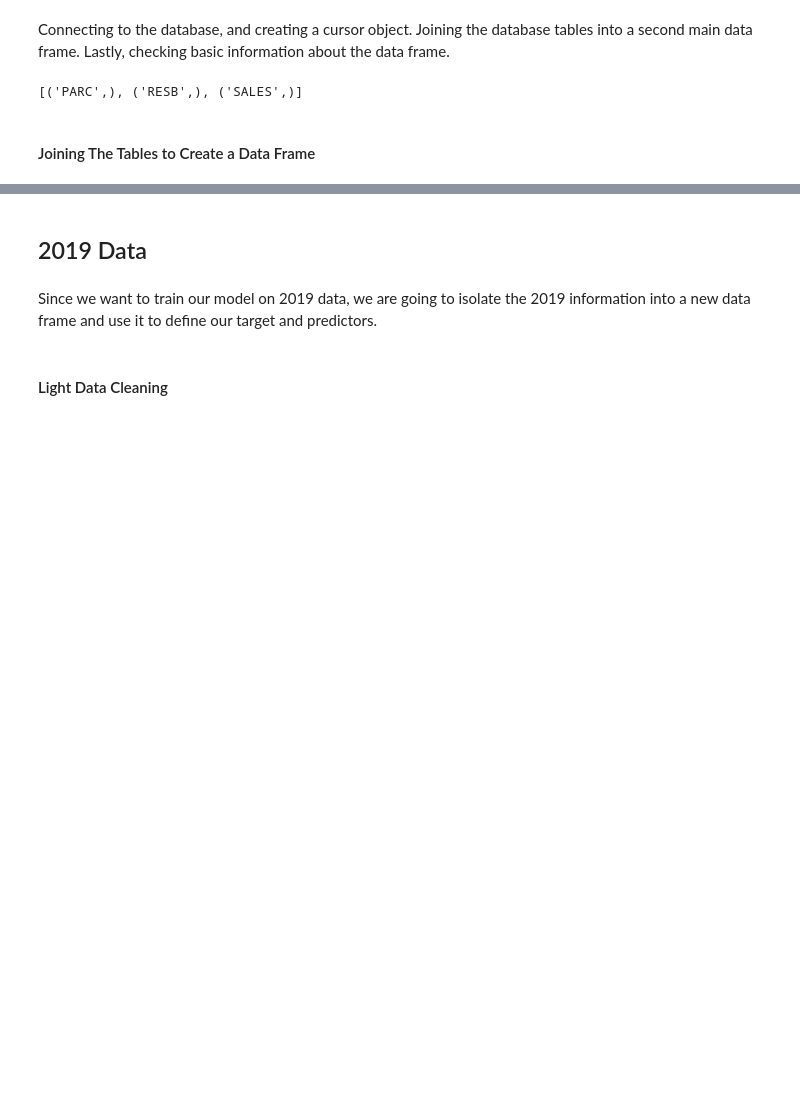
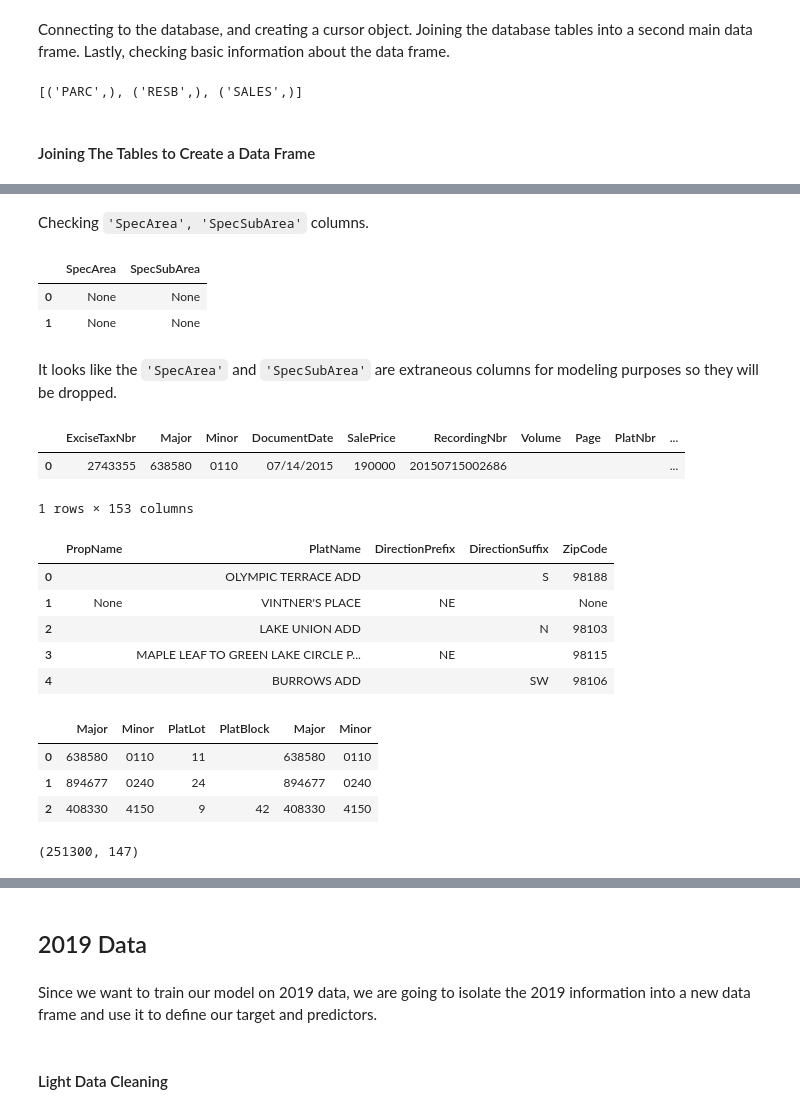
Before and after one commit to jeffreyhwatson/King_Co_Price_Analysis, a Jupyter notebook: notebooks/exploratory/eda_sql.ipynb, the cells around one changed output, grey strips where cells are left out. Cells and saved outputs as stored; diff of their text form; code cells hidden in the pictures; blank space fills up the shorter version.

````diff
--- a/notebooks/exploratory/eda_sql.ipynb
+++ b/notebooks/exploratory/eda_sql.ipynb
@@ -289,5 +108,5 @@ q = """SELECT*FROM SALES AS SA
        ON PA.Major = RE.Major
        AND PA.Minor = RE.Minor
        """
-df2 = pd.DataFrame(fn.fetch(cur, q))
-df2.columns = [i[0] for i in cur.description]
+df = pd.DataFrame(fn.fetch(cur, q))
+df.columns = [i[0] for i in cur.description]
@@ -293,0 +177,42 @@ df2.columns = [i[0] for i in cur.description]
+# %% [markdown]
+Checking ```'SpecArea', 'SpecSubArea'``` columns.
+# %%
+df[['SpecArea', 'SpecSubArea']].head(2)
+# %% [output]
+|  | SpecArea | SpecSubArea |
+| 0 | None | None |
+| 1 | None | None |
+# %% [markdown]
+It looks like the ```'SpecArea'``` and ```'SpecSubArea'``` are extraneous columns for modeling purposes so they will be dropped.
+# %%
+# dropping columns and checking first row
+df.drop(['SpecArea', 'SpecSubArea'], axis=1, inplace=True)
+df.head(1)
+# %% [output]
+|  | ExciseTaxNbr | Major | Minor | DocumentDate | SalePrice | RecordingNbr | Volume | Page | PlatNbr | ... |
+| 0 | 2743355 | 638580 | 0110 | 07/14/2015 | 190000 | 20150715002686 |  |  |  | ... |
+1 rows × 153 columns
+# %%
+# checking problematic columns
+df[['PropName', 'PlatName', 'DirectionPrefix', 'DirectionSuffix', 'ZipCode']].head()
+# %% [output]
+|  | PropName | PlatName | DirectionPrefix | DirectionSuffix | ZipCode |
+| 0 |  | OLYMPIC TERRACE ADD |  | S | 98188 |
+| 1 | None | VINTNER'S PLACE | NE |  | None |
+| 2 |  | LAKE UNION ADD |  | N | 98103 |
+| 3 |  | MAPLE LEAF TO GREEN LAKE CIRCLE P... | NE |  | 98115 |
+| 4 |  | BURROWS ADD |  | SW | 98106 |
+# %%
+# checking for duplicate columns
+df.loc[:, df.columns.duplicated()].head(3)
+# %% [output]
+|  | Major | Minor | PlatLot | PlatBlock | Major | Minor |
+| 0 | 638580 | 0110 | 11 |  | 638580 | 0110 |
+| 1 | 894677 | 0240 | 24 |  | 894677 | 0240 |
+| 2 | 408330 | 4150 | 9 | 42 | 408330 | 4150 |
+# %%
+# dropping duplicate column and checking shape
+df = df.loc[:,~df.columns.duplicated()]
+df.shape
+# %% [output]
+(251300, 147)
````
Also changed, not shown: parts of 57 cells of this notebook, 2 other files.
